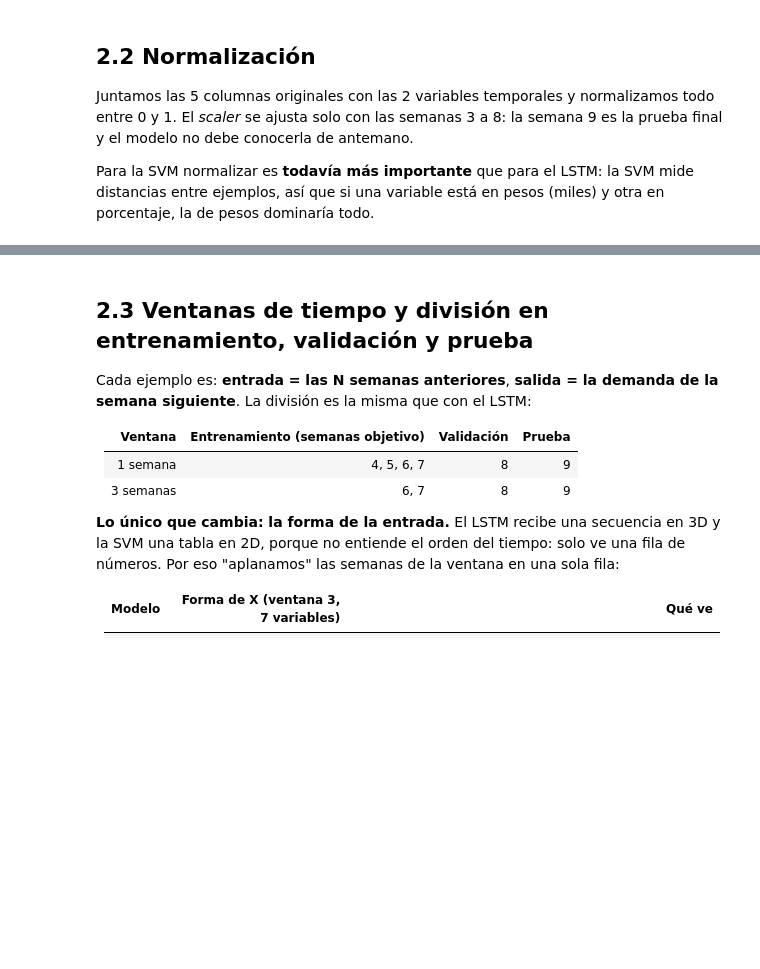
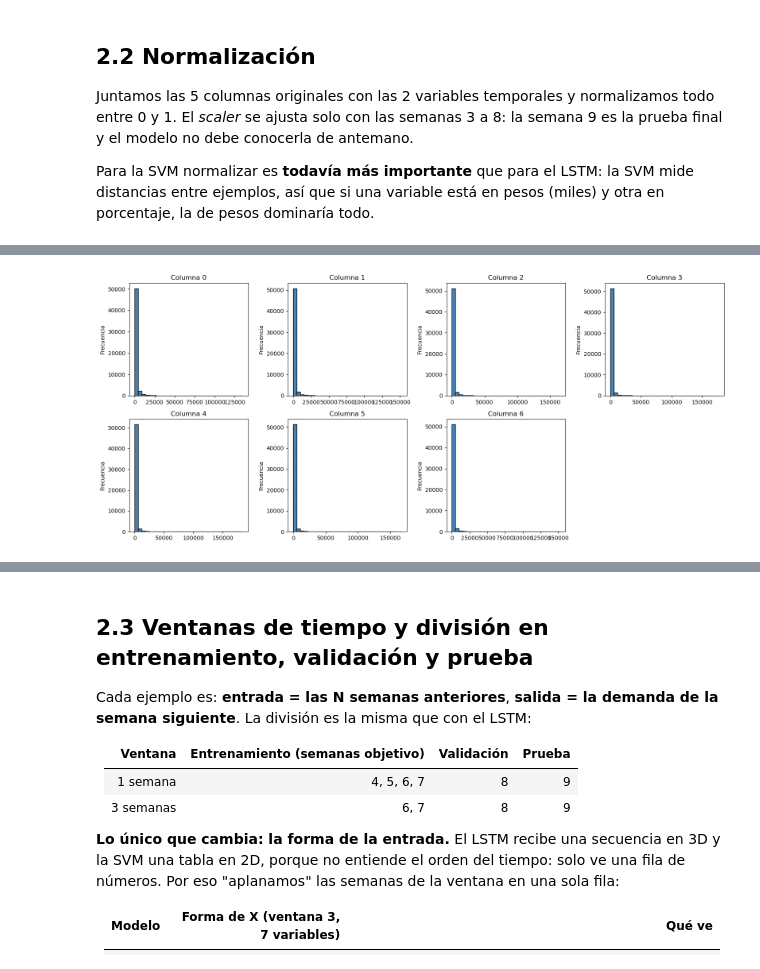
Before and after one commit to Alexis6am/AI_DeepLearning, a Jupyter notebook: ai/DL_SVM_MLflow.ipynb, the cells around one changed output, grey strips where cells are left out. Cells and saved outputs as stored; diff of their text form; code cells hidden in the pictures; blank space fills up the shorter version.

```diff
--- a/ai/DL_SVM_MLflow.ipynb
+++ b/ai/DL_SVM_MLflow.ipynb
@@ -329,0 +385,14 @@ Forma de los datos: (53714, 7, 7)  ->  variables: ['Venta_uni_hoy', 'Venta_hoy',
+# %%
+fig, axes = plt.subplots(nrows=2, ncols=4, figsize=(16, 7))
+axes = axes.ravel()  # Aplana la cuadrícula de ejes para iterar fácil
+
+for i in range(7):
+    axes[i].hist(media_movil[:, i], bins=30, color='steelblue', edgecolor='black')
+    axes[i].set_title(f'Columna {i}')
+    axes[i].set_ylabel('Frecuencia')
+
+axes[7].axis('off')  # Oculta el octavo espacio vacío
+plt.tight_layout()
+plt.show()
+# %% [output]
+[figure, added]
```
Also changed, not shown: parts of 16 cells of this notebook, 1 other file.
